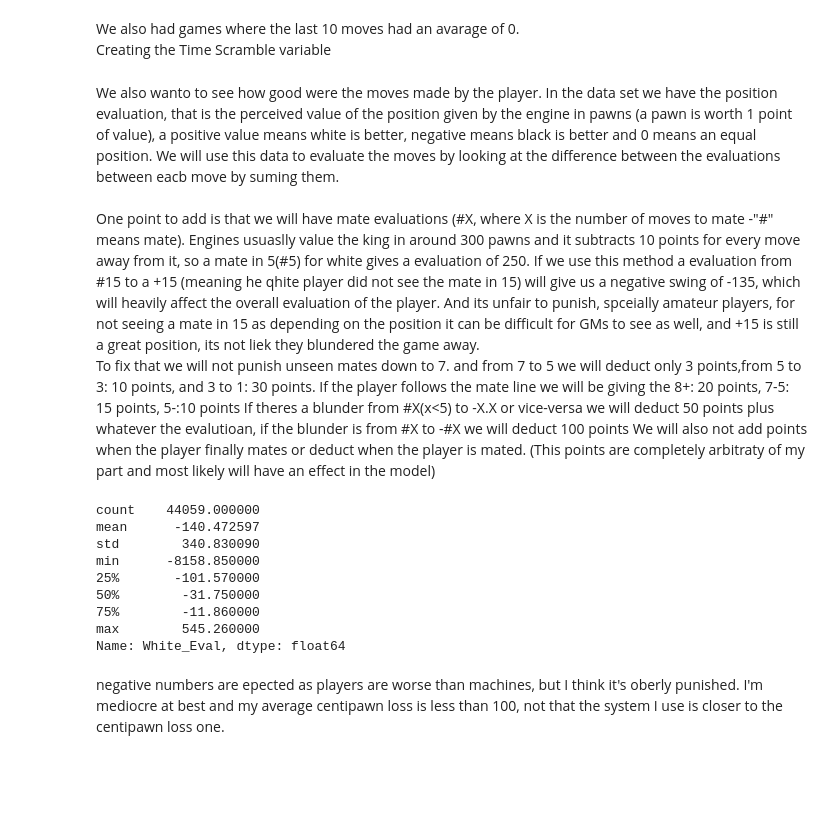
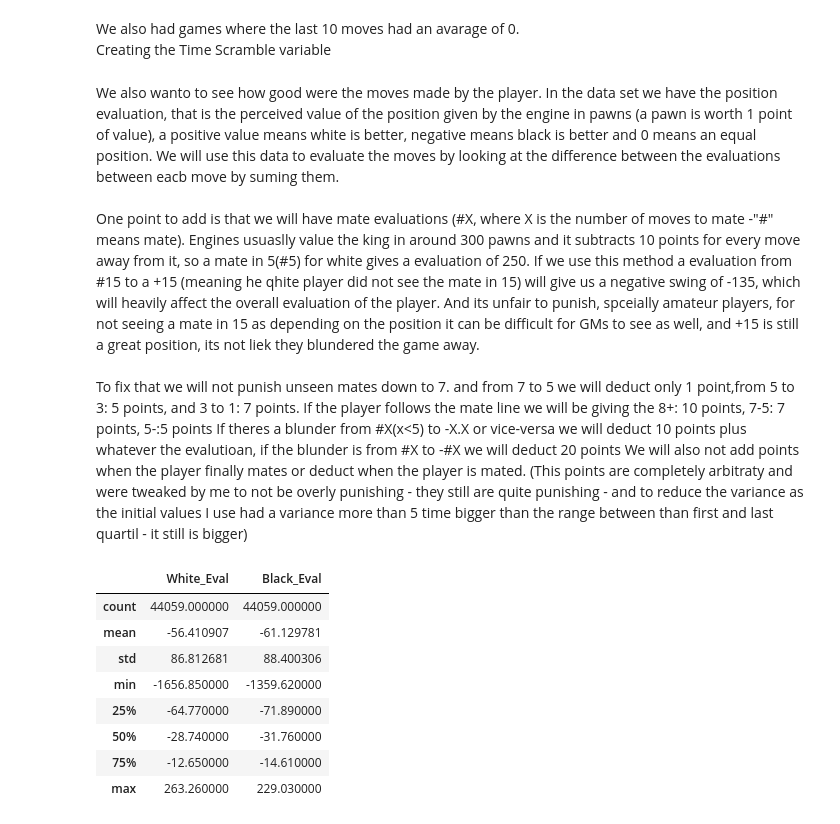
Before and after one commit to GuilhermeGAraujo/Chess_Rating_Predictor, a Jupyter notebook: Initial_EDA_&_more_cleaning.ipynb, the cells around one changed output. Cells and saved outputs as stored; diff of their text form; code cells hidden in the pictures; blank space fills up the shorter version.

Commit message:
finalized initial eda (mostly created variables)

```diff
--- a/Initial_EDA_&_more_cleaning.ipynb
+++ b/Initial_EDA_&_more_cleaning.ipynb
@@ -371,21 +371,11 @@ openings_df['Move_Count'] = openings_df['moves_san'].apply(open_moves)
 # %%
 avg_move_count = openings_df['Move_Count'].mean()
 openings = set(openings_df['C_Opening'].to_list())
-
-def open_time(column):
-    time =[]
-    u_opening = games_df['Uni_Opening']
-    move_time = games_df[column]
-    for u_open,m_time in zip(u_opening,move_time):
-        if u_open in openings:
-            count = openings_df.loc[openings_df['C_Opening']==u_open,'Move_Count'].values[0]
-        else:
-            count = int(avg_move_count)
-        length = len(m_time)
-        time.append(np.mean(m_time[:count])if length>=count else np.mean(m_time[:length]))
-    return time
-
-games_df['White_Open_Time'] = open_time('White_Move_Time')
-games_df['Black_Open_Time'] = open_time('Black_Move_Time')
-games_df[['White_Open_Time','Black_Open_Time']].describe()
+def count_open_moves(row):
+    if row in openings:
+        return openings_df.loc[openings_df['C_Opening']==row, 'Move_Count'].values[0]
+    else:
+        return int(avg_move_count)
+games_df['Open_N_Moves']=games_df['Uni_Opening'].apply(count_open_moves)
+games_df['Open_N_Moves'].describe()
 # %% [output]
@@ -400,0 +391,9 @@ games_df[['White_Open_Time','Black_Open_Time']].describe()
+# %%
+def opening_func(row,column):
+    column = row[column]
+    length = len(column)
+    n_moves= row['Open_N_Moves']
+    return np.mean(column[:n_moves]) if length>= n_moves else np.mean(column[:length])
+games_df['White_Open_Time'] = games_df.apply(opening_func,column='White_Move_Time',axis=1)
+games_df['Black_Open_Time'] = games_df.apply(opening_func,column='Black_Move_Time',axis=1)
+games_df[['White_Open_Time','Black_Open_Time']].describe()
@@ -442,10 +451,11 @@ games_df['Black_Time_Scramble'] =games_df['Black_Time_Scramble'].replace({True:1
 We also wanto to see how good were the moves made by the player. In the data set we have the position evaluation, that is the perceived value of the position given by the engine in pawns (a pawn is worth 1 point of value), a positive value means white is better, negative means black is better and 0 means an equal position. We will use this data to evaluate the moves by looking at the difference between the evaluations  between eacb move by  suming them. <br>
 <br>
 One point to add is that we will have mate evaluations (#X, where X is the number of moves to mate -"#" means mate). Engines usuaslly value the king in around 300 pawns and it subtracts 10 points for every move away from it, so a mate in 5(#5) for white gives a evaluation of 250. If we use this method a evaluation from #15 to  a +15 (meaning he qhite player did not see the mate in 15) will give us a negative swing of -135, which will heavily affect the overall evaluation of the player. And its unfair to punish, spceially amateur players, for not seeing a mate in 15 as depending on the position it can be difficult for GMs to see as well, and +15 is still a great position, its not liek they blundered the game away. <br>
-To fix that we will not punish unseen mates down to 7. and from 7 to 5 we will deduct only 3 points,from 5 to 3: 10 points, and 3 to 1: 30 points.
-If the player follows the mate line we will be giving the  8+: 20 points, 7-5: 15 points, 5-:10 points
-If theres a blunder from #X(x<5) to -X.X or vice-versa we will deduct 50 points plus whatever the evalutioan, if the blunder is from #X to -#X we will deduct 100 points
+<br>
+To fix that we will not punish unseen mates down to 7. and from 7 to 5 we will deduct only 1 point,from 5 to 3: 5 points, and 3 to 1: 7 points.
+If the player follows the mate line we will be giving the  8+: 10 points, 7-5: 7 points, 5-:5 points
+If theres a blunder from #X(x<5) to -X.X or vice-versa we will deduct 10 points plus whatever the evalutioan, if the blunder is from #X to -#X we will deduct 20 points
 We will also not add points when the player finally mates or deduct when the player is mated.
-(This points are completely arbitraty of my part and most likely will have an effect in the model)
+(This points are completely arbitraty and were tweaked by me to not be overly punishing - they still are quite punishing - and to reduce the variance  as the initial values I use had a variance more than 5 time bigger than the range between than first and last quartil - it still is bigger)
 # %%
 import ast
@@ -575,18 +590,16 @@ def calc_eval(evaluation, color):
             calc+=move_value
     return calc
 # %%
-games_df['White_Eval'] = games_df['Evaluation'].apply(calc_eval,color='white')
+games_df['White_Eval'] = games_df.apply(calc_eval,color='white',axis=1)
+games_df['Black_Eval'] = games_df.apply(calc_eval,color='black',axis=1)
+games_df[['White_Eval','Black_Eval']].describe()
+# %% [output]
+|  | White_Eval | Black_Eval |
+| count | 44059.000000 | 44059.000000 |
+| mean | -56.410907 | -61.129781 |
+| std | 86.812681 | 88.400306 |
+| min | -1656.850000 | -1359.620000 |
+| 25% | -64.770000 | -71.890000 |
+| 50% | -28.740000 | -31.760000 |
+| 75% | -12.650000 | -14.610000 |
+| max | 263.260000 | 229.030000 |
-# %%
-games_df['White_Eval'].describe()
-# %% [output]
-count    44059.000000
-mean      -140.472597
-std        340.830090
-min      -8158.850000
-25%       -101.570000
-50%        -31.750000
-75%        -11.860000
-max        545.260000
-Name: White_Eval, dtype: float64
-# %% [markdown]
-negative numbers are epected as players are worse than machines, but I think it's oberly punished. I'm mediocre at best and my average centipawn loss is less than 100, not that the system I use is closer to the centipawn loss one.
```
Also changed, not shown: parts of 8 cells of this notebook.
